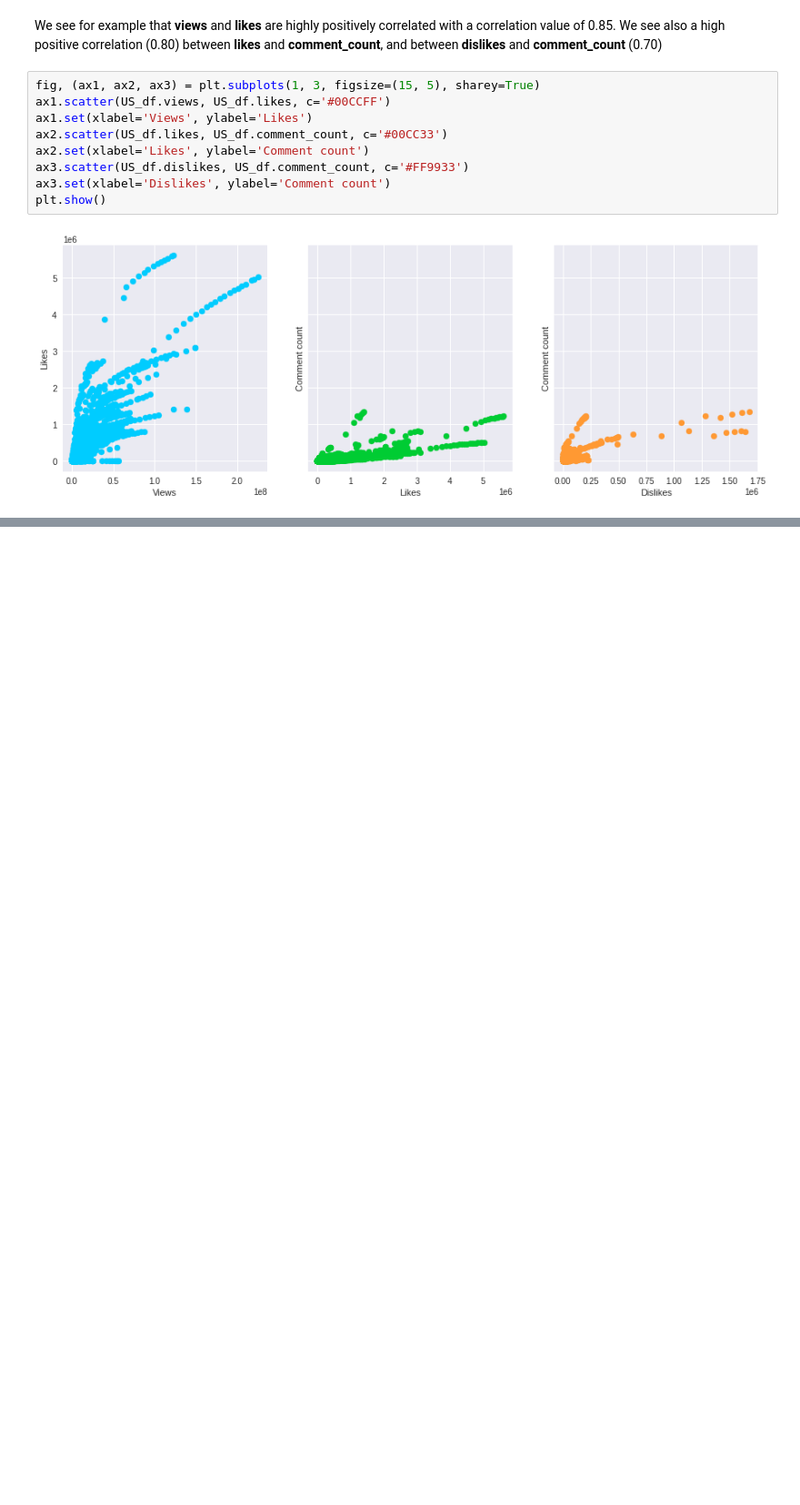
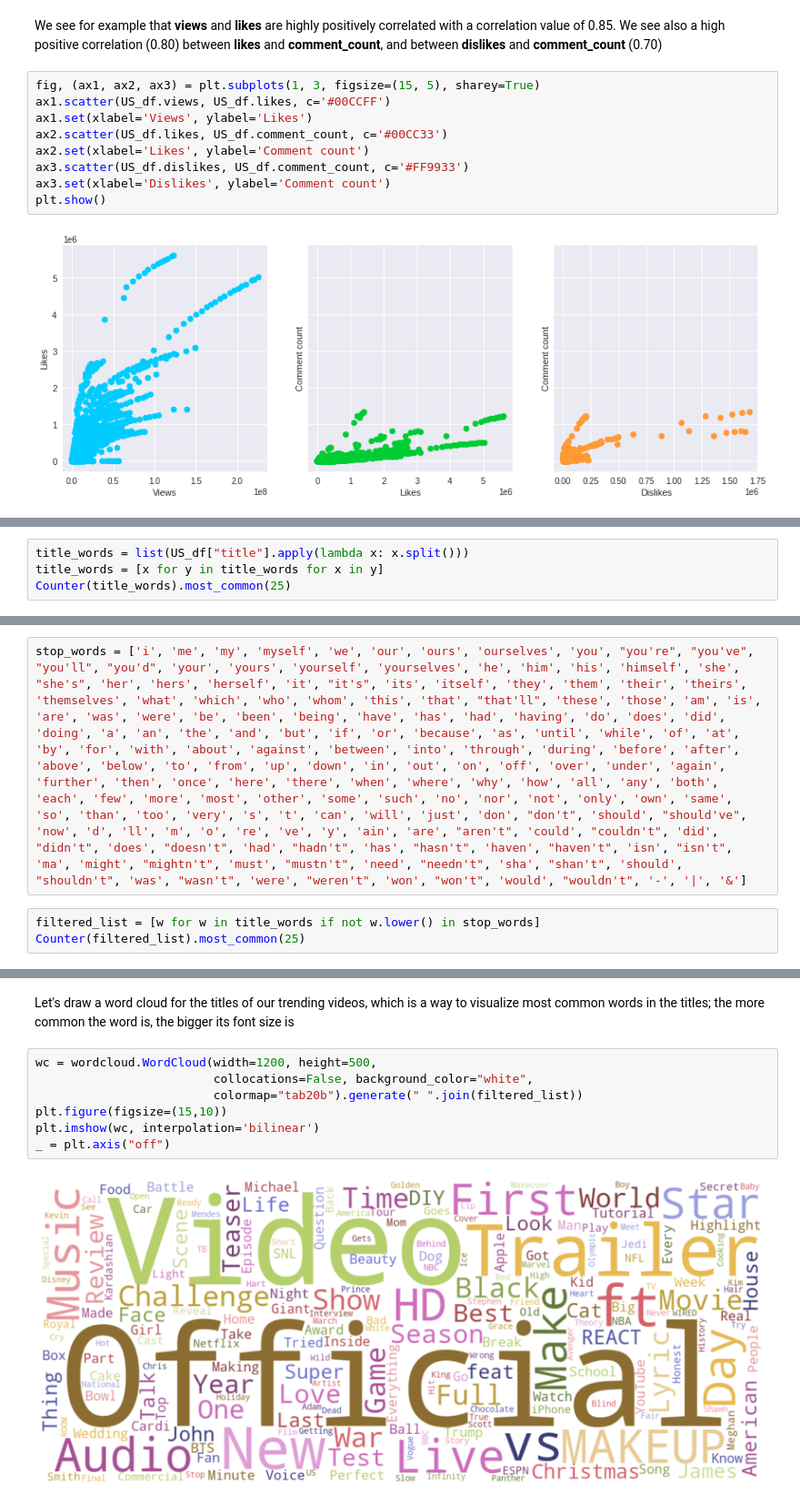
Before and after one commit to KieuSonTung/Data_Preparation, a Jupyter notebook: Youtube_Trending_Data.ipynb, the cells around one changed output, grey strips where cells are left out. Shown at 91% size. Cells and saved outputs as stored; diff of their text form; blank space fills up the shorter version.

```diff
--- a/Youtube_Trending_Data.ipynb
+++ b/Youtube_Trending_Data.ipynb
@@ -359,0 +367,4 @@ plt.show()
+# %%
+title_words = list(US_df["title"].apply(lambda x: x.split()))
+title_words = [x for y in title_words for x in y]
+Counter(title_words).most_common(25)
@@ -359,0 +391,5 @@ plt.show()
+# %%
+stop_words = ['i', 'me', 'my', 'myself', 'we', 'our', 'ours', 'ourselves', 'you', "you're", "you've", "you'll", "you'd", 'your', 'yours', 'yourself', 'yourselves', 'he', 'him', 'his', 'himself', 'she', "she's", 'her', 'hers', 'herself', 'it', "it's", 'its', 'itself', 'they', 'them', 'their', 'theirs', 'themselves', 'what', 'which', 'who', 'whom', 'this', 'that', "that'll", 'these', 'those', 'am', 'is', 'are', 'was', 'were', 'be', 'been', 'being', 'have', 'has', 'had', 'having', 'do', 'does', 'did', 'doing', 'a', 'an', 'the', 'and', 'but', 'if', 'or', 'because', 'as', 'until', 'while', 'of', 'at', 'by', 'for', 'with', 'about', 'against', 'between', 'into', 'through', 'during', 'before', 'after', 'above', 'below', 'to', 'from', 'up', 'down', 'in', 'out', 'on', 'off', 'over', 'under', 'again', 'further', 'then', 'once', 'here', 'there', 'when', 'where', 'why', 'how', 'all', 'any', 'both', 'each', 'few', 'more', 'most', 'other', 'some', 'such', 'no', 'nor', 'not', 'only', 'own', 'same', 'so', 'than', 'too', 'very', 's', 't', 'can', 'will', 'just', 'don', "don't", 'should', "should've", 'now', 'd', 'll', 'm', 'o', 're', 've', 'y', 'ain', 'are', "aren't", 'could', "couldn't", 'did', "didn't", 'does', "doesn't", 'had', "hadn't", 'has', "hasn't", 'haven', "haven't", 'isn', "isn't", 'ma', 'might', "mightn't", 'must', "mustn't", 'need', "needn't", 'sha', "shan't", 'should', "shouldn't", 'was', "wasn't", 'were', "weren't", 'won', "won't", 'would', "wouldn't", '-', '|', '&']
+# %%
+filtered_list = [w for w in title_words if not w.lower() in stop_words]
+Counter(filtered_list).most_common(25)
@@ -359,0 +414,11 @@ plt.show()
+# %% [markdown]
+Let's draw a word cloud for the titles of our trending videos, which is a way to visualize most common words in the titles; the more common the word is, the bigger its font size is
+# %%
+wc = wordcloud.WordCloud(width=1200, height=500,
+                         collocations=False, background_color="white",
+                         colormap="tab20b").generate(" ".join(filtered_list))
+plt.figure(figsize=(15,10))
+plt.imshow(wc, interpolation='bilinear')
+_ = plt.axis("off")
+# %% [output]
+[figure, added]
```
Also changed, not shown: parts of 25 cells of this notebook.
